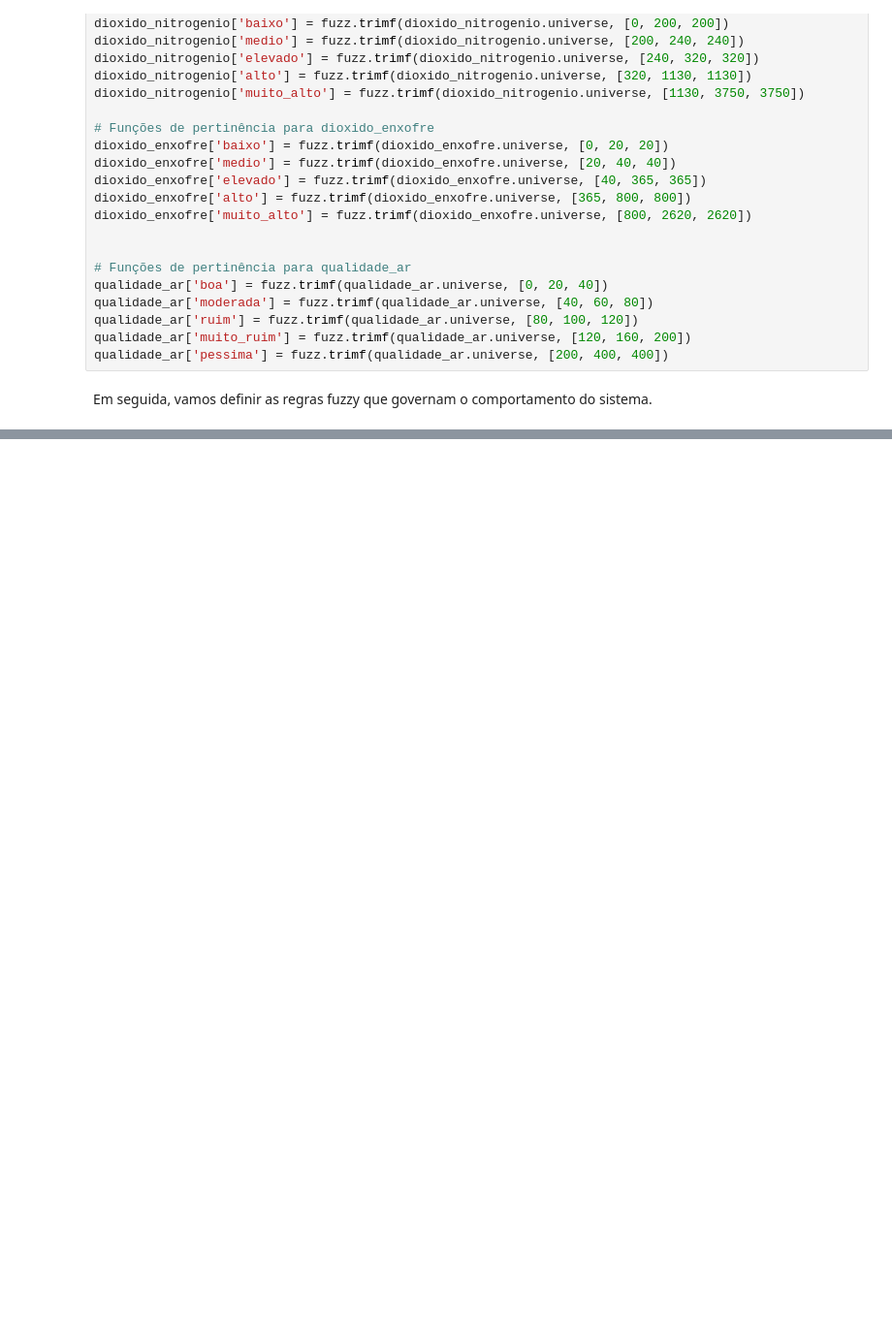
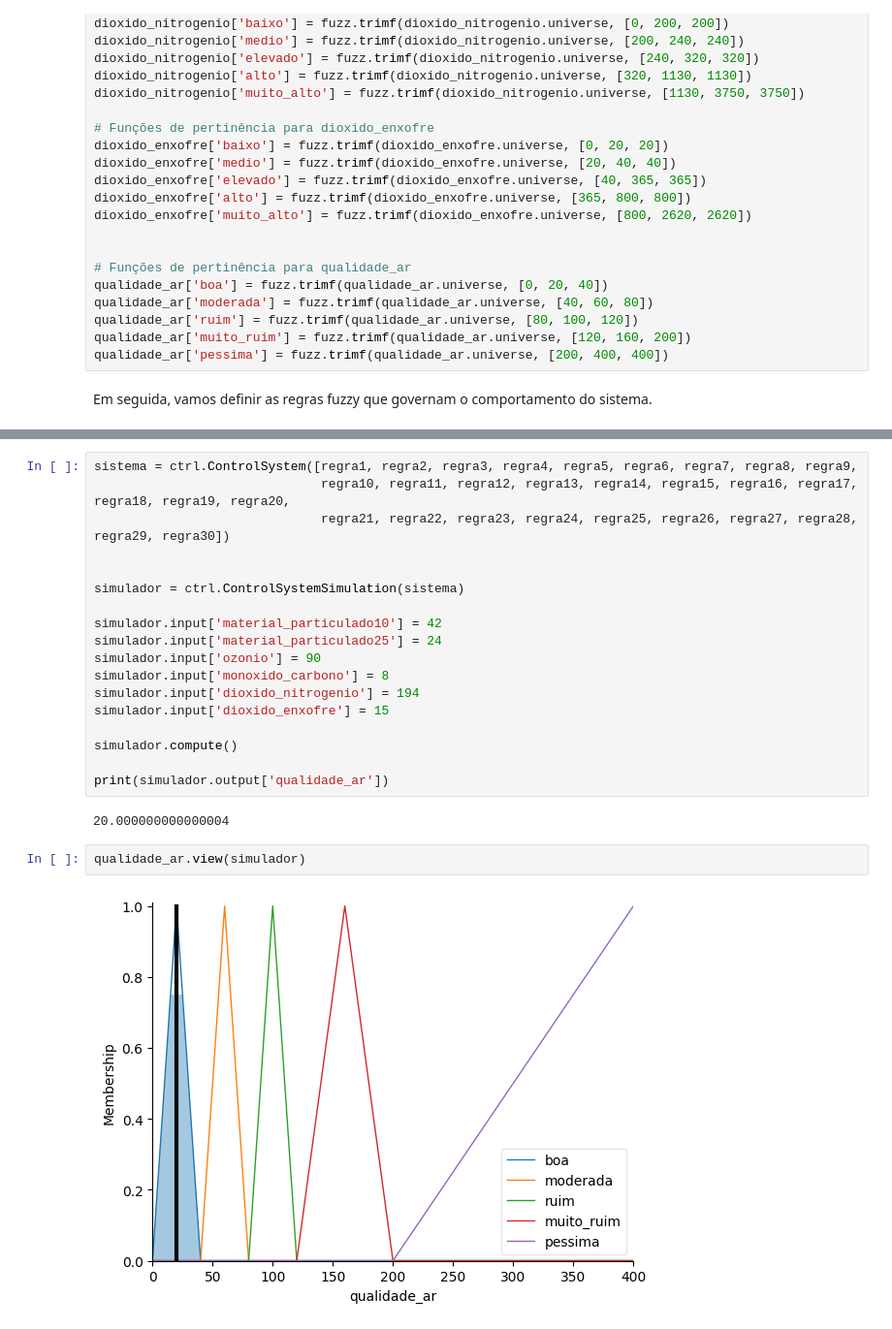
Before and after one commit to heloisebastos/Logica-Fuzzy-Classificacao-Qualidade-Ar, a Jupyter notebook: Projeto__Sistema_Qualidade_Ar.ipynb, the cells around one changed output, grey strips where cells are left out. Shown at 97% size. Drawn from its saved outputs; the diff is of its cells as text; blank space fills up the shorter version.

```diff
--- a/Projeto__Sistema_Qualidade_Ar.ipynb
+++ b/Projeto__Sistema_Qualidade_Ar.ipynb
@@ -204,0 +199,24 @@ qualidade_ar.view(simulador)
+# %%
+sistema = ctrl.ControlSystem([regra1, regra2, regra3, regra4, regra5, regra6, regra7, regra8, regra9,
+                              regra10, regra11, regra12, regra13, regra14, regra15, regra16, regra17, regra18, regra19, regra20,
+                              regra21, regra22, regra23, regra24, regra25, regra26, regra27, regra28, regra29, regra30])
+
+
+simulador = ctrl.ControlSystemSimulation(sistema)
+
+simulador.input['material_particulado10'] = 42
+simulador.input['material_particulado25'] = 24
+simulador.input['ozonio'] = 90
+simulador.input['monoxido_carbono'] = 8
+simulador.input['dioxido_nitrogenio'] = 194
+simulador.input['dioxido_enxofre'] = 15
+
+simulador.compute()
+
+print(simulador.output['qualidade_ar'])
+# %% [output]
+20.000000000000004
+# %%
+qualidade_ar.view(simulador)
+# %% [output]
+[figure, added]
```
Also changed, not shown: parts of 8 cells of this notebook.
